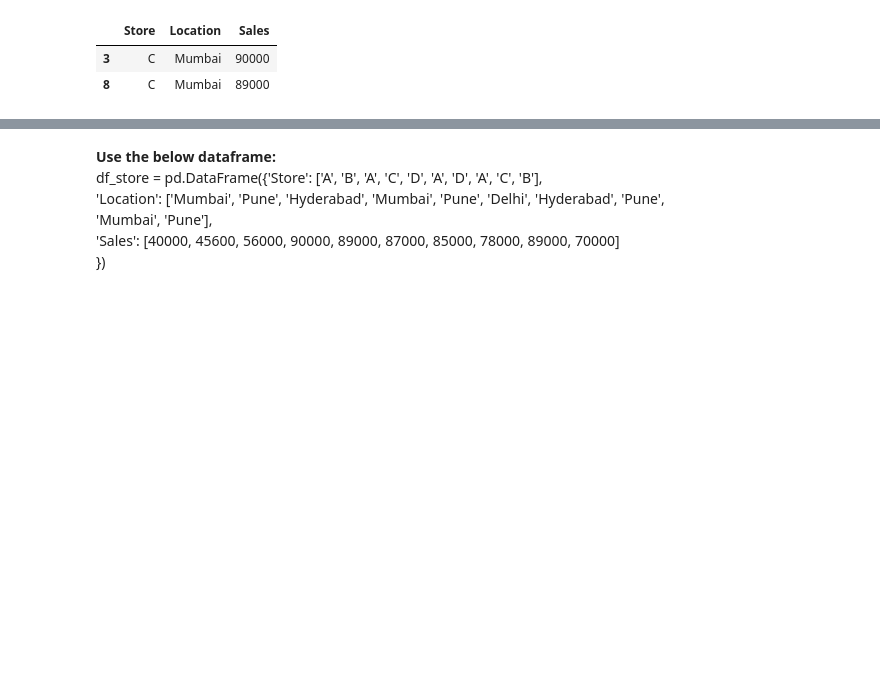
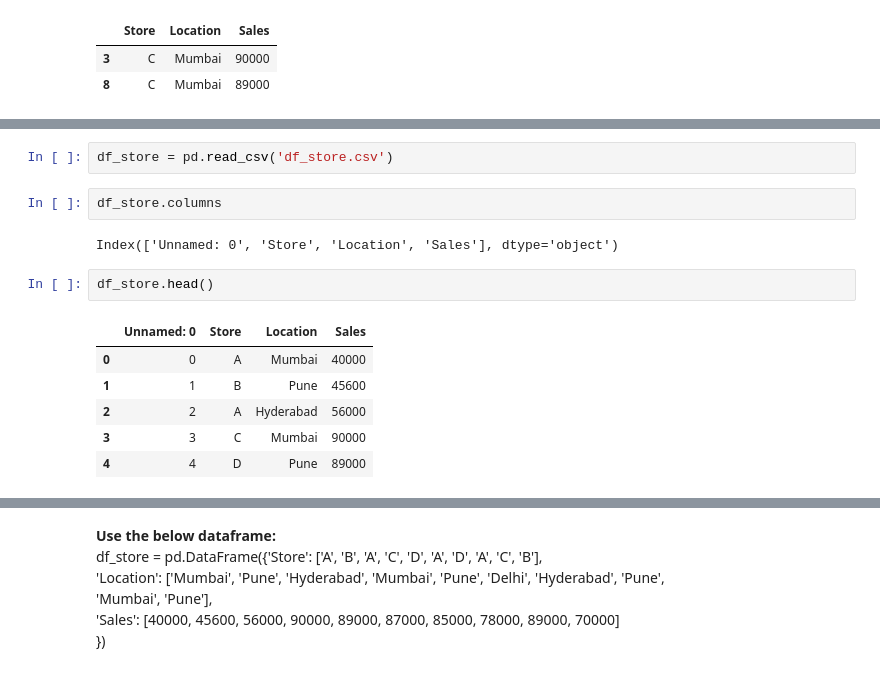
Before and after one commit to vidyadharbendre/learn_advanced_python_using_examples, a Jupyter notebook: notebooks/Advanced/advanced_python_programming_2.ipynb, the cells around one changed output, grey strips where cells are left out. Saved outputs shown, nothing was run; the diff lists cells and outputs as text; blank space fills up the shorter version.

```diff
--- a/notebooks/Advanced/advanced_python_programming_2.ipynb
+++ b/notebooks/Advanced/advanced_python_programming_2.ipynb
@@ -233,3 +300,18 @@ df_store[ (df_store.Sales > 60000) &  (df_store.Location == 'Mumbai')]
+# %%
+df_store = pd.read_csv('df_store.csv')
+# %%
+df_store.columns
+# %% [output]
+Index(['Unnamed: 0', 'Store', 'Location', 'Sales'], dtype='object')
+# %%
+df_store.head()
+# %% [output]
+|  | Unnamed: 0 | Store | Location | Sales |
+| 0 | 0 | A | Mumbai | 40000 |
+| 1 | 1 | B | Pune | 45600 |
+| 2 | 2 | A | Hyderabad | 56000 |
+| 3 | 3 | C | Mumbai | 90000 |
+| 4 | 4 | D | Pune | 89000 |
 # %% [markdown]
 <table align="left">
     <tr>
```
Also changed, not shown: parts of 16 cells of this notebook, 1 other file.
